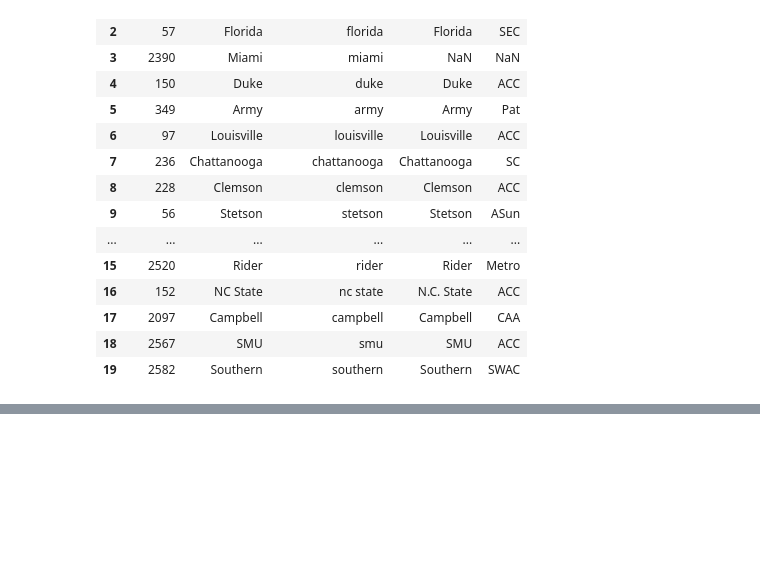
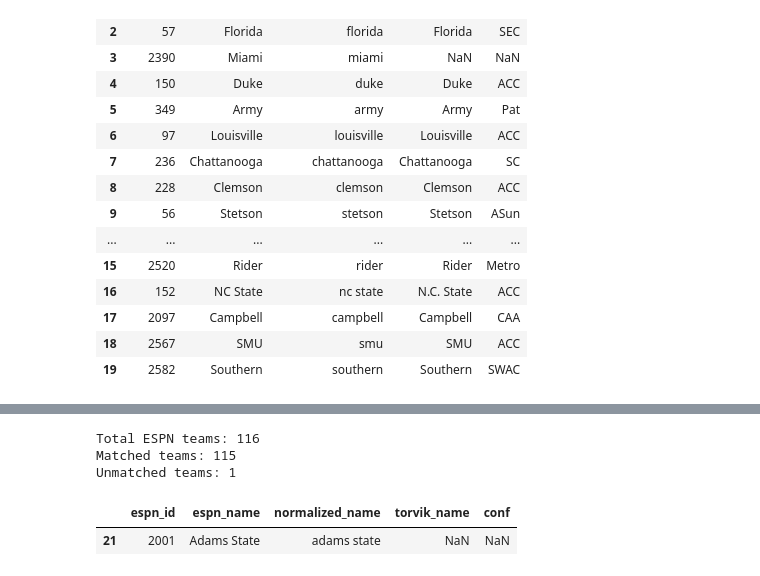
Before and after one commit to ekee7/acc_reality_check, a Jupyter notebook: ACC_Reality_Check.ipynb, the cells around one changed output, grey strips where cells are left out. Saved outputs shown, nothing was run; the diff lists cells and outputs as text; code cells hidden in the pictures; blank space fills up the shorter version.

```diff
--- a/ACC_Reality_Check.ipynb
+++ b/ACC_Reality_Check.ipynb
@@ -545,0 +594,34 @@ display(df_crosswalk.head(20))
+# %%
+#manually correct unmatched team names
+manual_matches = {
+    "Miami": "Miami FL",
+    "American University": "American",
+    "Texas A&M-Corpus Christi": "Texas A&M Corpus Chris",
+    "Loyola Maryland": "Loyola MD",
+    "Ole Miss": "Mississippi"
+}
+
+# Apply manual corrections
+for espn_name, torvik_name in manual_matches.items():
+    df_crosswalk.loc[
+        df_crosswalk["espn_name"] == espn_name,
+        "torvik_name"
+    ] = torvik_name
+
+# Update conference information
+conference_map = df_torvik.set_index("team")["conf"]
+
+df_crosswalk["conf"] = df_crosswalk["torvik_name"].map(conference_map)
+
+# Check results after manual corrections
+print("Total ESPN teams:", len(df_crosswalk))
+print("Matched teams:", df_crosswalk["torvik_name"].notna().sum())
+print("Unmatched teams:", df_crosswalk["torvik_name"].isna().sum())
+
+display(df_crosswalk[df_crosswalk["torvik_name"].isna()])
+# %% [output]
+Total ESPN teams: 116
+Matched teams: 115
+Unmatched teams: 1
+|  | espn_id | espn_name | normalized_name | torvik_name | conf |
+| 21 | 2001 | Adams State | adams state | NaN | NaN |
```
Also changed, not shown: parts of 2 cells of this notebook.
